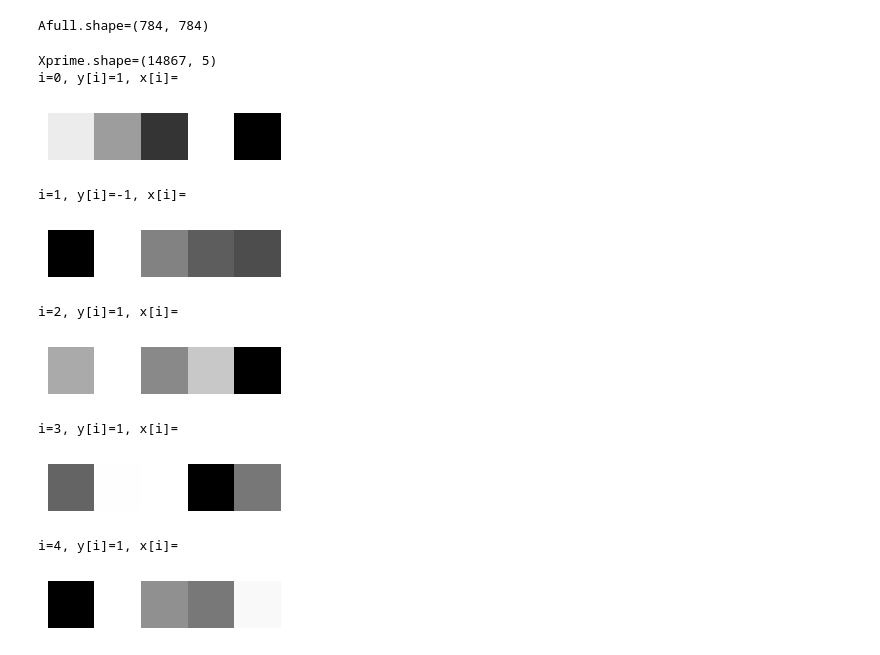
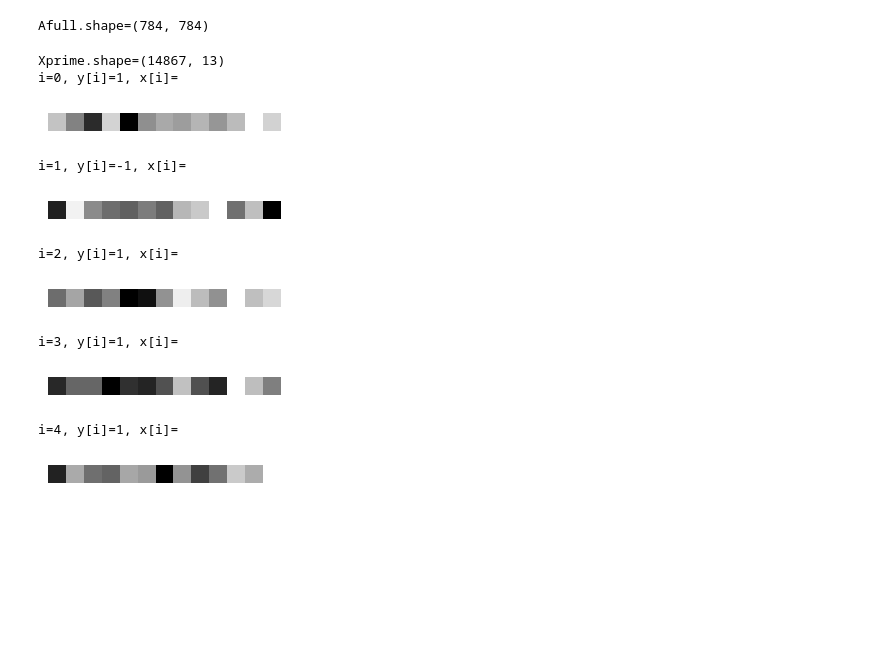
Before and after one commit to kt-k10/Finite-Hypothesis-Class, a Jupyter notebook: finite_hypothesis_classes.ipynb, the cells around one changed output. Cells and saved outputs as stored; diff of their text form; code cells hidden in the pictures; blank space fills up the shorter version.

```diff
--- a/finite_hypothesis_classes.ipynb
+++ b/finite_hypothesis_classes.ipynb
@@ -396,29 +411,29 @@ print(f'Afull.shape={Afull.shape}') # shape = d x d
 Afull.shape=(784, 784)
 # %%
 # the code below plots the data points after they have been projected down into a very small dprime
-dprime = 5
+dprime = 13
 A = Afull[:, :dprime]
 Xprime = X @ A
 print(f"Xprime.shape={Xprime.shape}")
 for i in range(5):
     print(f"i={i}, y[i]={y[i]}, x[i]=")
     image = Xprime[i].reshape([1, dprime])
     fig = plt.figure(figsize=(3,3))
     plt.axis('off')
     plt.imshow(image, cmap='gray')
     plt.show()
 # %% [output]
-Xprime.shape=(14867, 5)
+Xprime.shape=(14867, 13)
 i=0, y[i]=1, x[i]=
-[figure, old version]
+[figure, new version]
 i=1, y[i]=-1, x[i]=
-[figure, old version]
+[figure, new version]
 i=2, y[i]=1, x[i]=
-[figure, old version]
+[figure, new version]
 i=3, y[i]=1, x[i]=
-[figure, old version]
+[figure, new version]
 i=4, y[i]=1, x[i]=
-[figure, old version]
+[figure, new version]
 # %%
 # the images above are no longer human interpretable;
 # remarkably, we can still learn an effective hypothesis on these newly transformed data points
```
Also changed, not shown: parts of 4 cells of this notebook.
